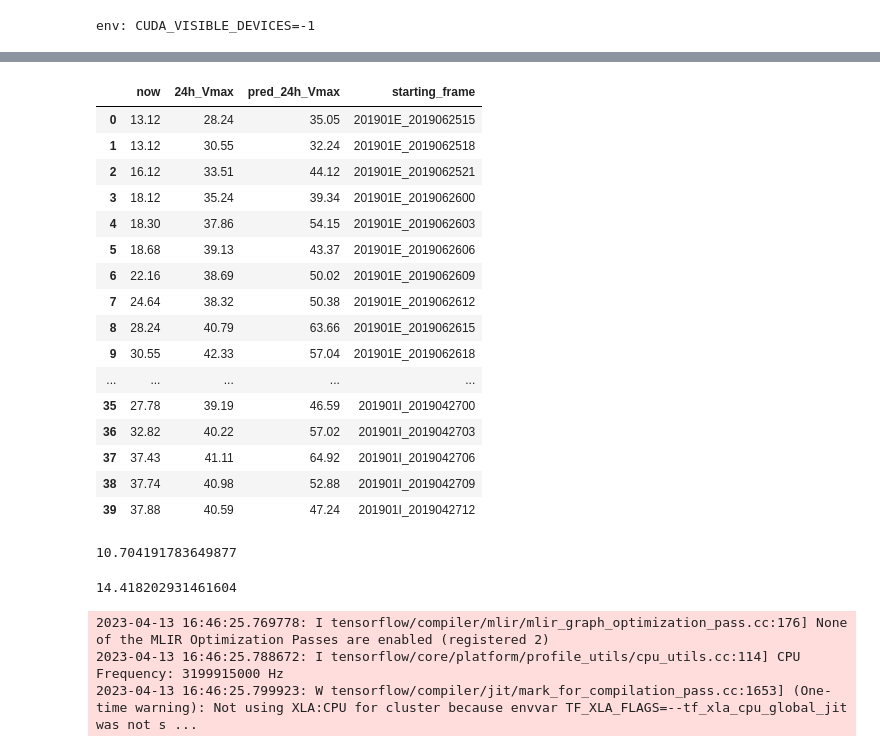
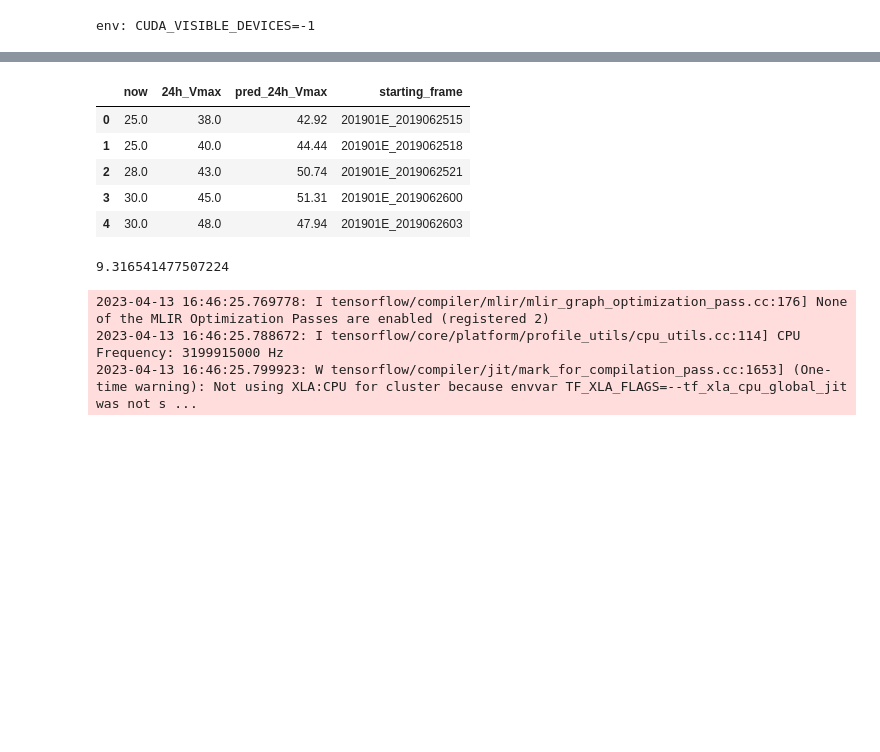
Before and after one commit to kuoyute/TCRI_reanalysis, a Jupyter notebook: notebook/predict_with_TCRI.ipynb, the cells around one changed output, grey strips where cells are left out. Drawn from its saved outputs; the diff is of its cells as text; code cells hidden in the pictures; blank space fills up the shorter version.

```diff
--- a/notebook/predict_with_TCRI.ipynb
+++ b/notebook/predict_with_TCRI.ipynb
@@ -19,7 +19,7 @@ from tqdm import tqdm
 # fet experiment settings from yaml file
 from modules.experiment_helper import parse_experiment_settings
 
-experiment_path = 'experiments/cnn.yml'
+experiment_path = 'experiments/caa.yml'
 experiment_settings = parse_experiment_settings(experiment_path)
 # %%
 # load dataset
@@ -62,31 +62,18 @@ for image_sequences, labels, feature,frame_ID_ascii, dV in tqdm(datasets['test']
 # %%
 df = df.sort_values(['starting_frame']).reset_index(drop=True).round(2)
 # %%
-df.head(40)
+df.head(5)
 # %% [output]
 |  | now | 24h_Vmax | pred_24h_Vmax | starting_frame |
-| 0 | 13.12 | 28.24 | 35.05 | 201901E_2019062515 |
-| 1 | 13.12 | 30.55 | 32.24 | 201901E_2019062518 |
-| 2 | 16.12 | 33.51 | 44.12 | 201901E_2019062521 |
-| 3 | 18.12 | 35.24 | 39.34 | 201901E_2019062600 |
-| 4 | 18.30 | 37.86 | 54.15 | 201901E_2019062603 |
-| 5 | 18.68 | 39.13 | 43.37 | 201901E_2019062606 |
-| 6 | 22.16 | 38.69 | 50.02 | 201901E_2019062609 |
-| 7 | 24.64 | 38.32 | 50.38 | 201901E_2019062612 |
-| 8 | 28.24 | 40.79 | 63.66 | 201901E_2019062615 |
-| 9 | 30.55 | 42.33 | 57.04 | 201901E_2019062618 |
-| ... | ... | ... | ... | ... |
-| 35 | 27.78 | 39.19 | 46.59 | 201901I_2019042700 |
-| 36 | 32.82 | 40.22 | 57.02 | 201901I_2019042703 |
-| 37 | 37.43 | 41.11 | 64.92 | 201901I_2019042706 |
-| 38 | 37.74 | 40.98 | 52.88 | 201901I_2019042709 |
-| 39 | 37.88 | 40.59 | 47.24 | 201901I_2019042712 |
+| 0 | 25.0 | 38.0 | 42.92 | 201901E_2019062515 |
+| 1 | 25.0 | 40.0 | 44.44 | 201901E_2019062518 |
+| 2 | 28.0 | 43.0 | 50.74 | 201901E_2019062521 |
+| 3 | 30.0 | 45.0 | 51.31 | 201901E_2019062600 |
+| 4 | 30.0 | 48.0 | 47.94 | 201901E_2019062603 |
 # %%
 (abs(df.pred_24h_Vmax- df['24h_Vmax'])).mean()
 # %% [output]
-10.704191783649877
+9.316541477507224
 # %%
 (abs(df.pred_24h_Vmax- df.now)).mean()
-# %% [output]
-14.418202931461604
 # %%
```
Also changed, not shown: parts of 8 cells of this notebook, 1 other file.
